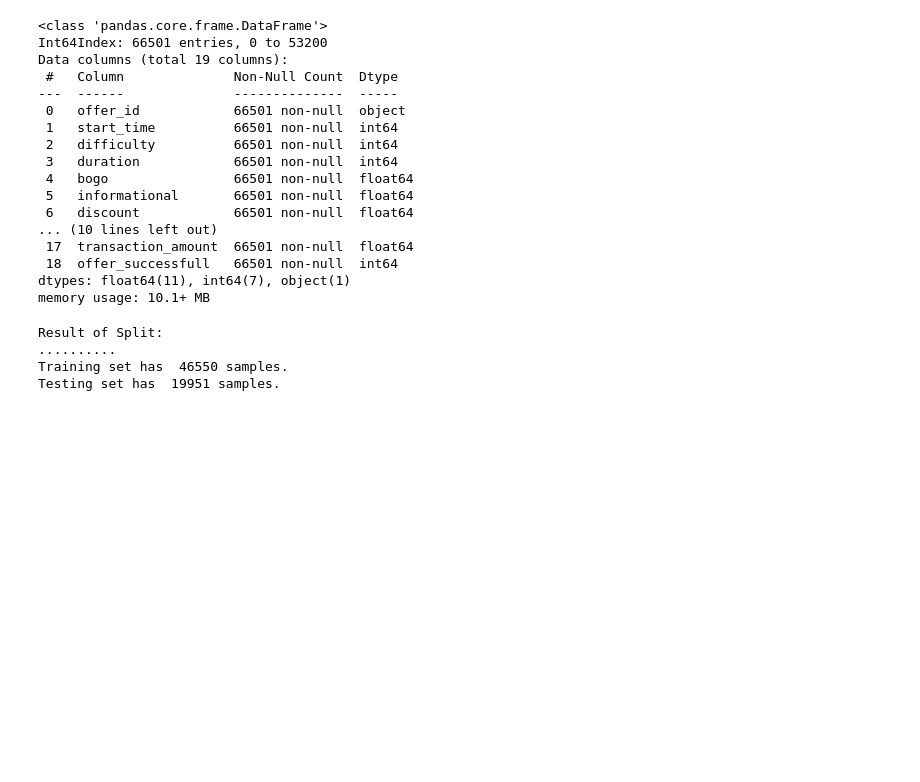
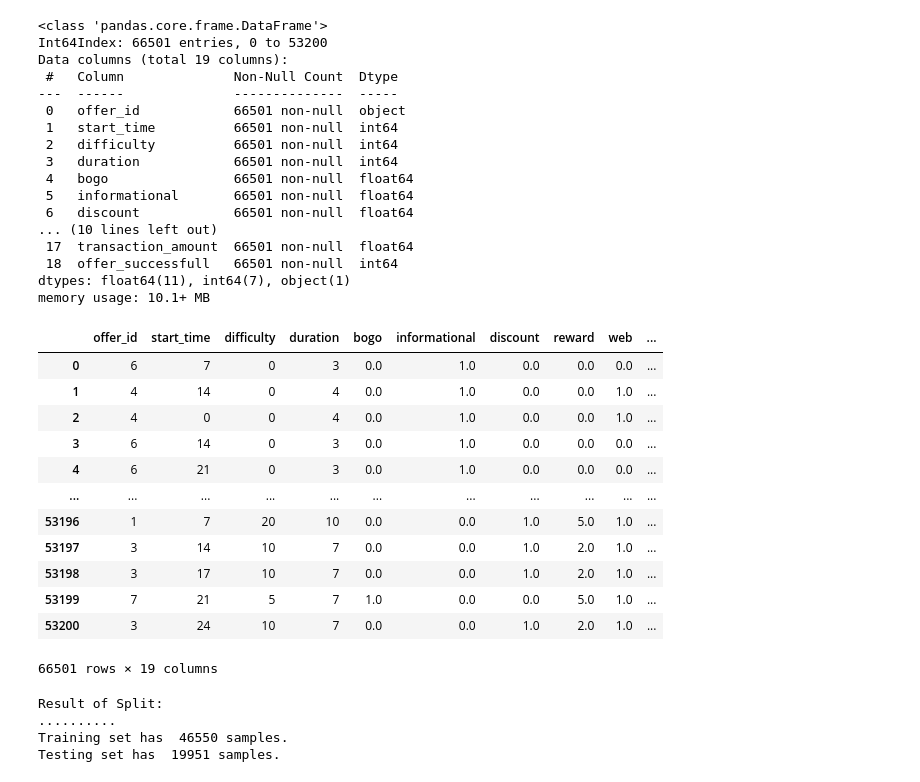
Before and after one commit to N-oti/DS-P4, a Jupyter notebook: Starbucks_Capstone_notebook.ipynb, the cells around one changed output. Cells and saved outputs as stored; diff of their text form; code cells hidden in the pictures; blank space fills up the shorter version.

```diff
--- a/Starbucks_Capstone_notebook.ipynb
+++ b/Starbucks_Capstone_notebook.ipynb
@@ -1417,6 +1369,28 @@ Data columns (total 19 columns):
  18  offer_successfull   66501 non-null  int64
 dtypes: float64(11), int64(7), object(1)
 memory usage: 10.1+ MB
+# %%
+#convert offer id to numeric
+offer_id_v=master_data['offer_id'].astype('category').cat.categories.tolist()
+replace_offer_id = {'offer_id' : {k: v for k,v in zip(offer_id_v,list(range(1,len(offer_id_v)+1)))}}
+# %%
+master_data.replace(replace_offer_id,inplace=True)
+# %%
+master_data
+# %% [output]
+|  | offer_id | start_time | difficulty | duration | bogo | informational | discount | reward | web | ... |
+| 0 | 6 | 7 | 0 | 3 | 0.0 | 1.0 | 0.0 | 0.0 | 0.0 | ... |
+| 1 | 4 | 14 | 0 | 4 | 0.0 | 1.0 | 0.0 | 0.0 | 1.0 | ... |
+| 2 | 4 | 0 | 0 | 4 | 0.0 | 1.0 | 0.0 | 0.0 | 1.0 | ... |
+| 3 | 6 | 14 | 0 | 3 | 0.0 | 1.0 | 0.0 | 0.0 | 0.0 | ... |
+| 4 | 6 | 21 | 0 | 3 | 0.0 | 1.0 | 0.0 | 0.0 | 0.0 | ... |
+| ... | ... | ... | ... | ... | ... | ... | ... | ... | ... | ... |
+| 53196 | 1 | 7 | 20 | 10 | 0.0 | 0.0 | 1.0 | 5.0 | 1.0 | ... |
+| 53197 | 3 | 14 | 10 | 7 | 0.0 | 0.0 | 1.0 | 2.0 | 1.0 | ... |
+| 53198 | 3 | 17 | 10 | 7 | 0.0 | 0.0 | 1.0 | 2.0 | 1.0 | ... |
+| 53199 | 7 | 21 | 5 | 7 | 1.0 | 0.0 | 0.0 | 5.0 | 1.0 | ... |
+| 53200 | 3 | 24 | 10 | 7 | 0.0 | 0.0 | 1.0 | 2.0 | 1.0 | ... |
+66501 rows × 19 columns
 # %%
 # factors/features that influence the label variable
 features = master_data.drop(columns=['offer_successfull'])
```
Also changed, not shown: parts of 30 cells of this notebook.
